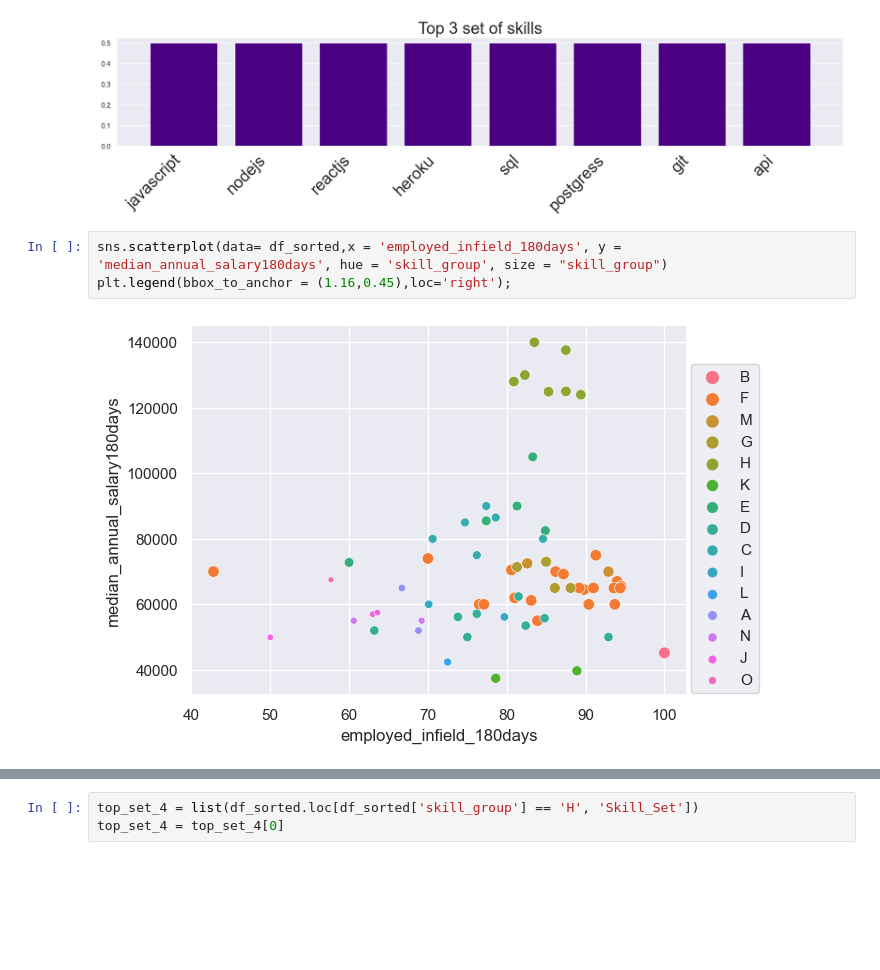
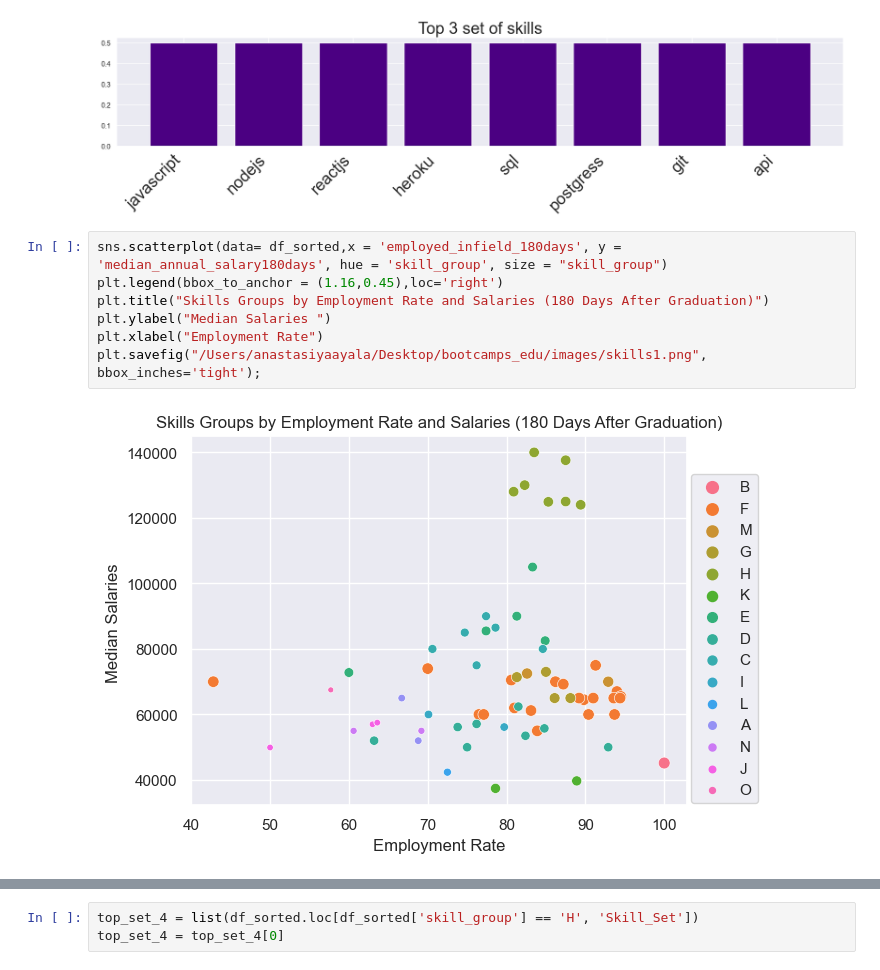
Before and after one commit to selena0391/bootcamps_edu, a Jupyter notebook: code/eda_2.ipynb, the cells around one changed output, grey strips where cells are left out. Cells and saved outputs as stored; diff of their text form; blank space fills up the shorter version.

```diff
--- a/code/eda_2.ipynb
+++ b/code/eda_2.ipynb
@@ -322,6 +385,10 @@ plt.show()
 [figure]
 # %%
 sns.scatterplot(data= df_sorted,x = 'employed_infield_180days', y = 'median_annual_salary180days', hue = 'skill_group', size = "skill_group")
-plt.legend(bbox_to_anchor = (1.16,0.45),loc='right');
+plt.legend(bbox_to_anchor = (1.16,0.45),loc='right')
+plt.title("Skills Groups by Employment Rate and Salaries (180 Days After Graduation)")
+plt.ylabel("Median Salaries ")
+plt.xlabel("Employment Rate")
+plt.savefig("/Users/anastasiyaayala/Desktop/bootcamps_edu/images/skills1.png", bbox_inches='tight');
 # %% [output]
-[figure, old version]
+[figure, new version]
```
Also changed, not shown: parts of 20 cells of this notebook, 32 other files.
